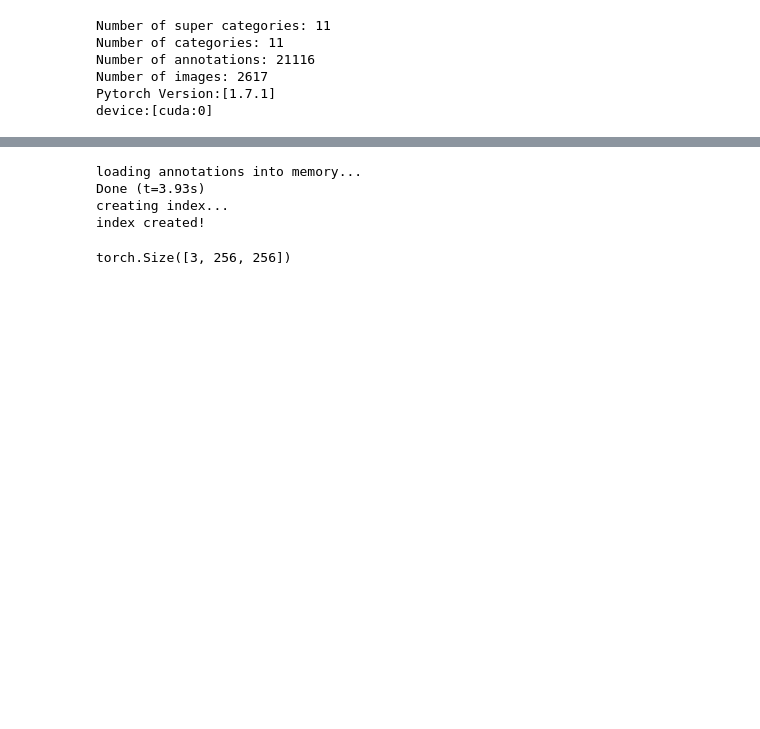
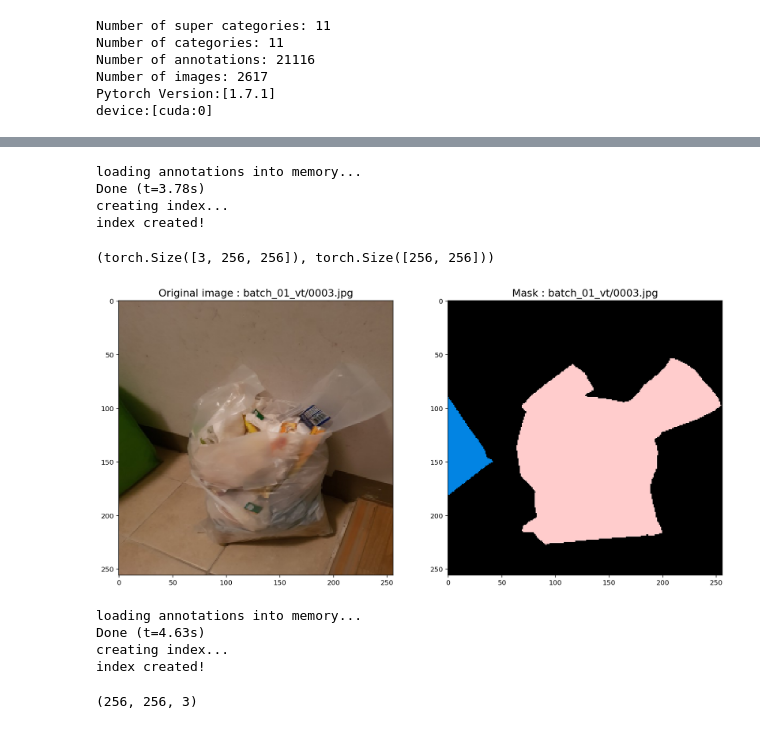
Before and after one commit to bcaitech1/p3-ims-obd-multihead_ensemble, a Jupyter notebook: analysis/augmentation.ipynb, the cells around one changed output, grey strips where cells are left out. Saved outputs shown, nothing was run; the diff lists cells and outputs as text; code cells hidden in the pictures; blank space fills up the shorter version.

```diff
--- a/analysis/augmentation.ipynb
+++ b/analysis/augmentation.ipynb
@@ -90,12 +130,37 @@ clahe_transform = A.Compose([
 # %%
-dataset = CustomDataLoader(data_dir=train_path, mode='train', transform=transform)
+dataset = CustomDataLoader(data_dir=train_path, mode='train', transform=trfm)
 # %% [output]
 loading annotations into memory...
-Done (t=3.93s)
+Done (t=3.78s)
 creating index...
 index created!
+# %%
+def show_image(image, mask, info, name=None):
+    fig, (ax1, ax2) = plt.subplots(nrows=1, ncols=2, figsize=(16, 16))
+    ax1.imshow(image)
+    ax1.grid(False)
+    ax1.set_title("Original image : {}".format(info['file_name']), fontsize = 15)
+
+    ax2.imshow(mask)
+    ax2.grid(False)
+    if name != None:
+        ax2.set_title(name + " Mask : {}".format(info['file_name']), fontsize = 15)
+    else:
+        ax2.set_title("Mask : {}".format(info['file_name']), fontsize = 15)
 # %%
-image, label, info = elastic_dataset[0]
-image.shape
+image, label, info = dataset[0]
+image.shape, label.shape
 # %% [output]
-torch.Size([3, 256, 256])
+(torch.Size([3, 256, 256]), torch.Size([256, 256]))
+# %%
+image = image.permute([1, 2, 0])
+
+label_saved = label
+label = label.detach().cpu().numpy()
+label = list(label.astype(np.uint8))
+
+mask = COLORS[label]
+# %%
+show_image(image, mask, info)
+# %% [output]
+[figure, added]
@@ -101,0 +174,7 @@ torch.Size([3, 256, 256])
+# %%
+dataset = AugmixDataLoader(data_dir=train_path, mode='train', transform=trfm, augmix=augmix_data.item(), augmix_prob=1)
+# %% [output]
+loading annotations into memory...
+Done (t=4.63s)
+creating index...
+index created!
@@ -101,0 +189,4 @@ torch.Size([3, 256, 256])
+# %%
+msk.shape
+# %% [output]
+(256, 256, 3)
```
Also changed, not shown: parts of 19 cells of this notebook, 12 other files.
